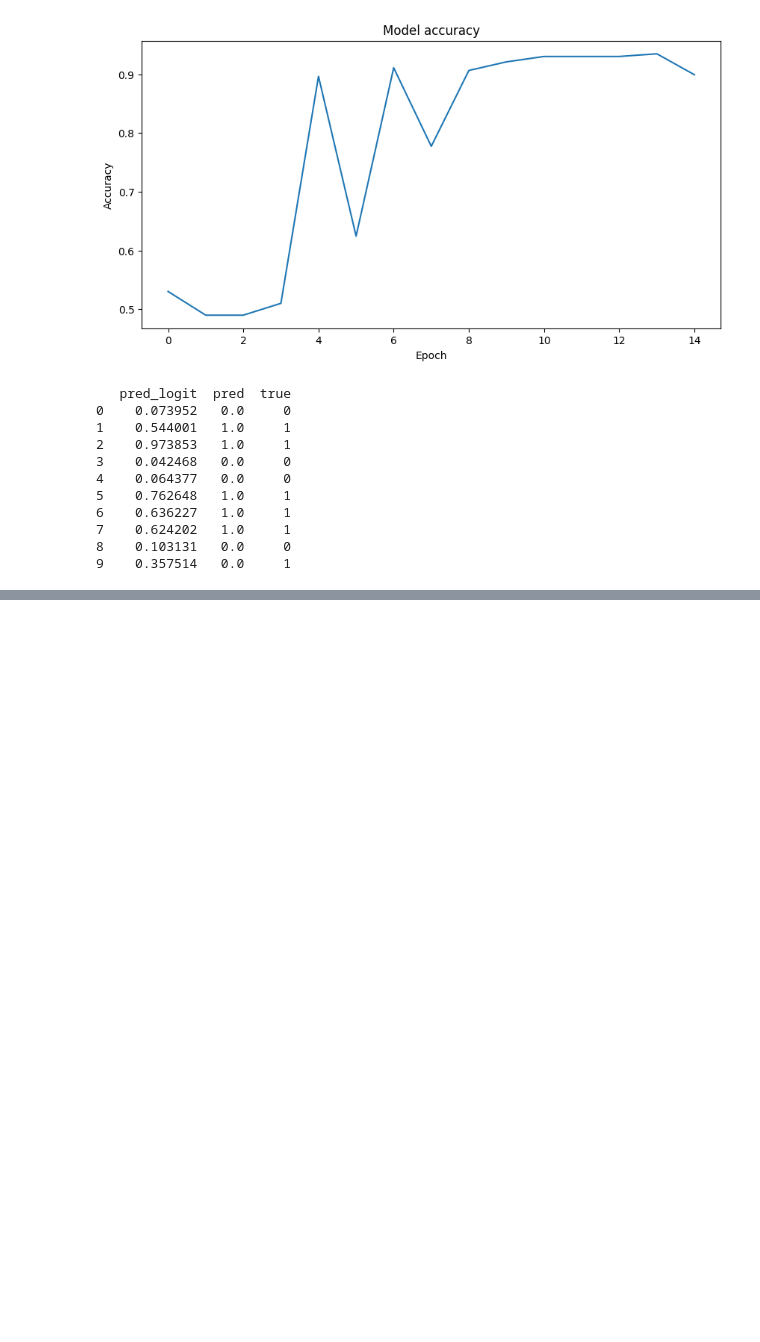
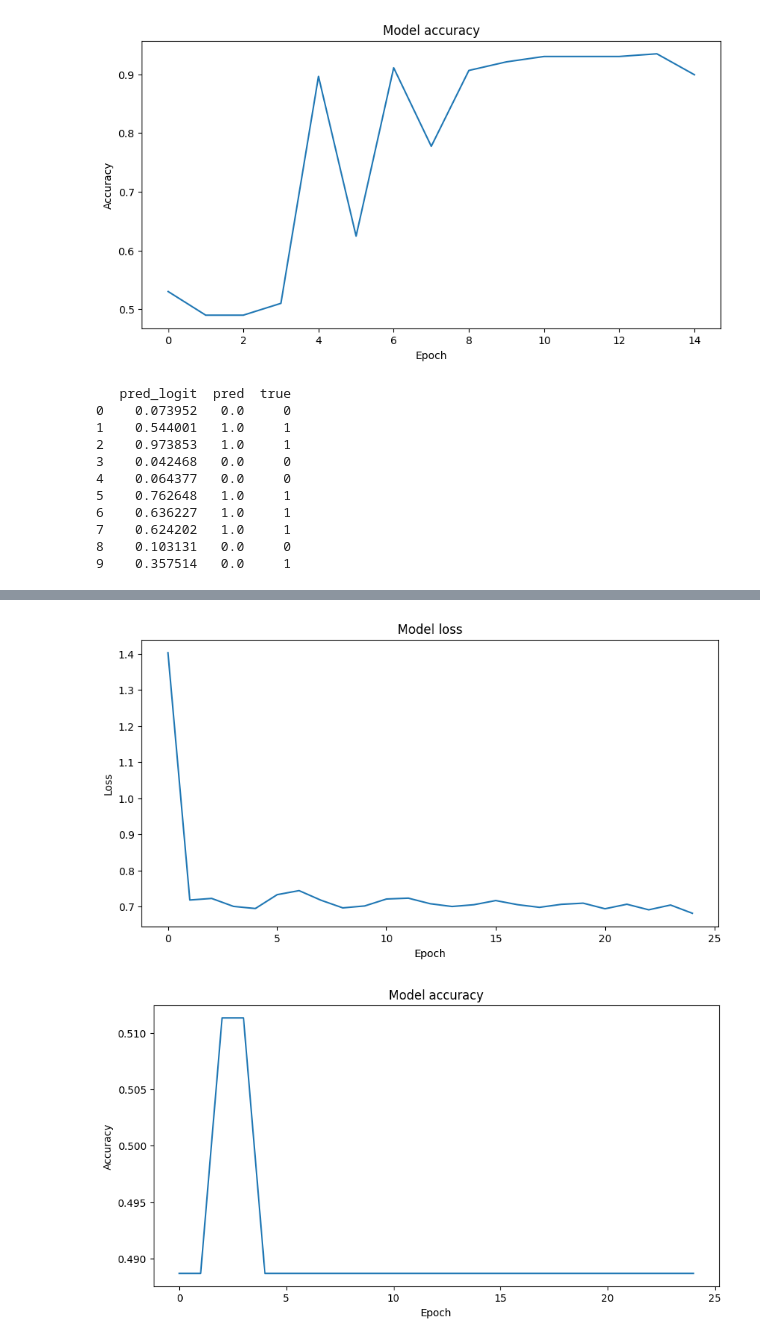
Before and after one commit to Chinthanamj/MLGA-Team-4, a Jupyter notebook: Fake_News.ipynb, the cells around one changed output, grey strips where cells are left out. Saved outputs shown, nothing was run; the diff lists cells and outputs as text; code cells hidden in the pictures; blank space fills up the shorter version.

```diff
--- a/Fake_News.ipynb
+++ b/Fake_News.ipynb
@@ -315,0 +447,21 @@ for data in test_loader:
+# %%
+import matplotlib.pyplot as plt
+
+# Plotting the loss
+plt.figure(figsize=(10, 5))
+plt.plot(loss_values)
+plt.title('Model loss')
+plt.ylabel('Loss')
+plt.xlabel('Epoch')
+plt.show()
+
+# Plotting the accuracy
+plt.figure(figsize=(10, 5))
+plt.plot(accuracy_values)
+plt.title('Model accuracy')
+plt.ylabel('Accuracy')
+plt.xlabel('Epoch')
+plt.show()
+# %% [output]
+[figure, added]
+[figure, added]
```
Also changed, not shown: parts of 4 cells of this notebook.
